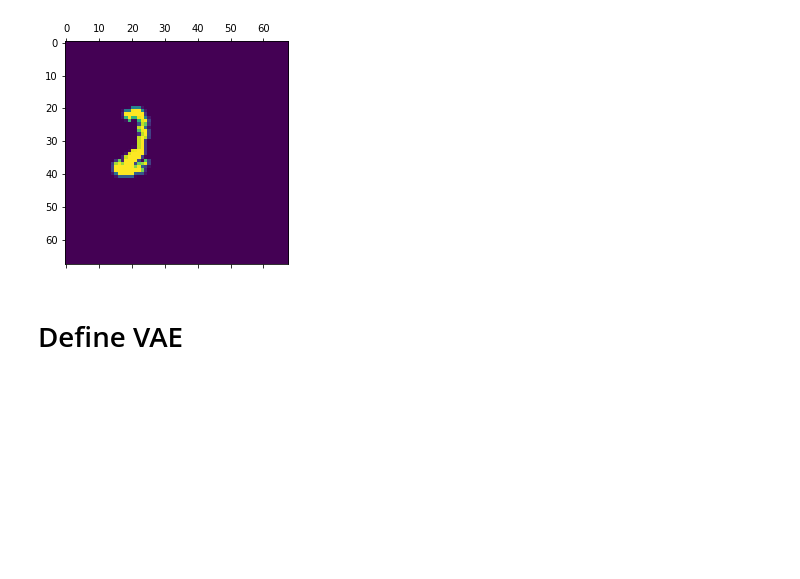
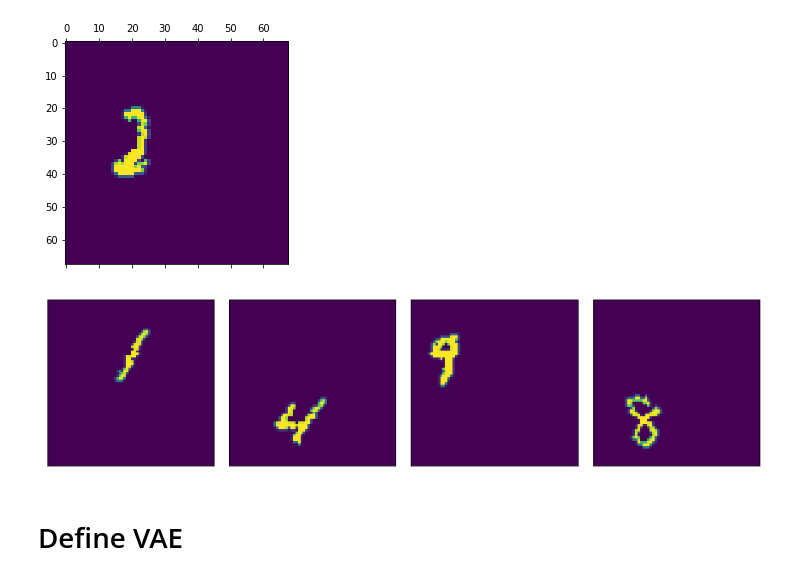
Before and after one commit to Runjing-Liu120/RaoBlackwellizedSGD, a Jupyter notebook: experiments/moving_mnist/MovingMnist_results.ipynb, the cells around one changed output. Saved outputs shown, nothing was run; the diff lists cells and outputs as text; code cells hidden in the pictures; blank space fills up the shorter version.

```diff
--- a/experiments/moving_mnist/MovingMnist_results.ipynb
+++ b/experiments/moving_mnist/MovingMnist_results.ipynb
@@ -76,6 +76,20 @@ for i in range(batchsize):
 [figure]
 [figure]
 [figure]
+# %%
+_, axarr = plt.subplots(1, 4, figsize=(12, 12))
+
+for i in range(4):
+    # image and reconstruction
+    axarr[i].matshow(image[i, 0, :, :])
+    axarr[i].get_yaxis().set_visible(False)
+    axarr[i].get_xaxis().set_visible(False)
+
+plt.tight_layout()
+
+plt.savefig('../icml_figures/moving_mnist_digits.png')
+# %% [output]
+[figure, added]
 # %%
 image = data_train['image']
 pixel_2d = data_train['pixel_2d']
```
Also changed, not shown: 9 other files.
